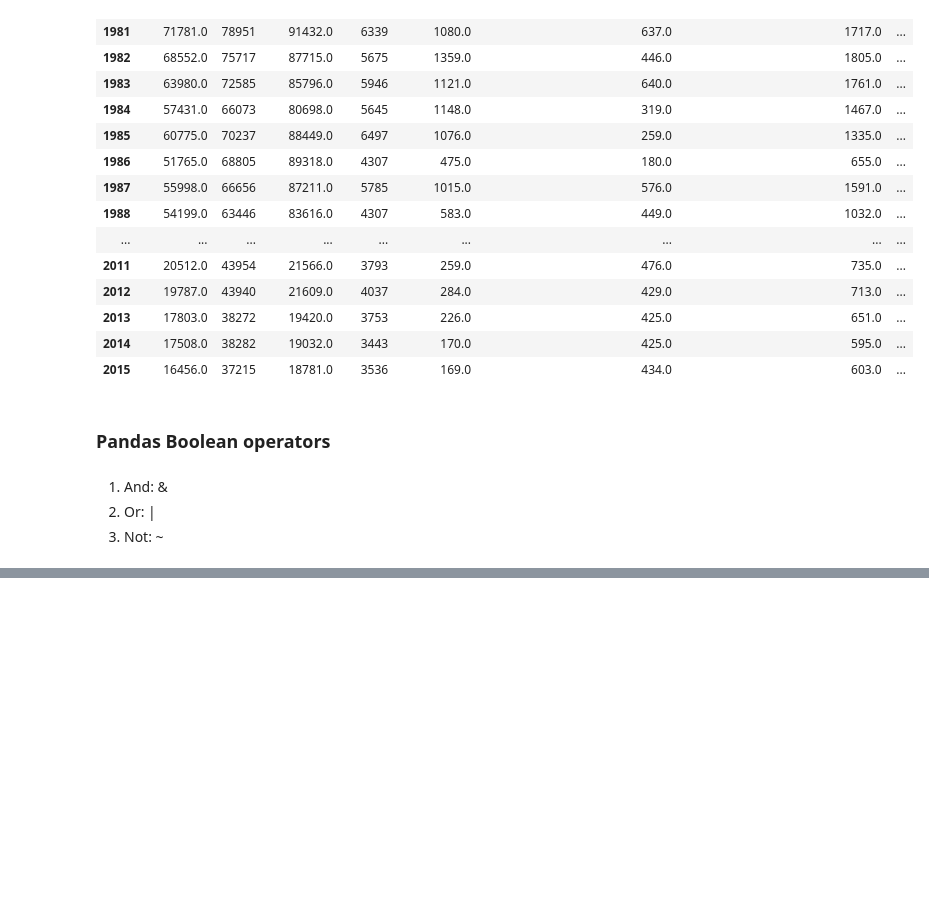
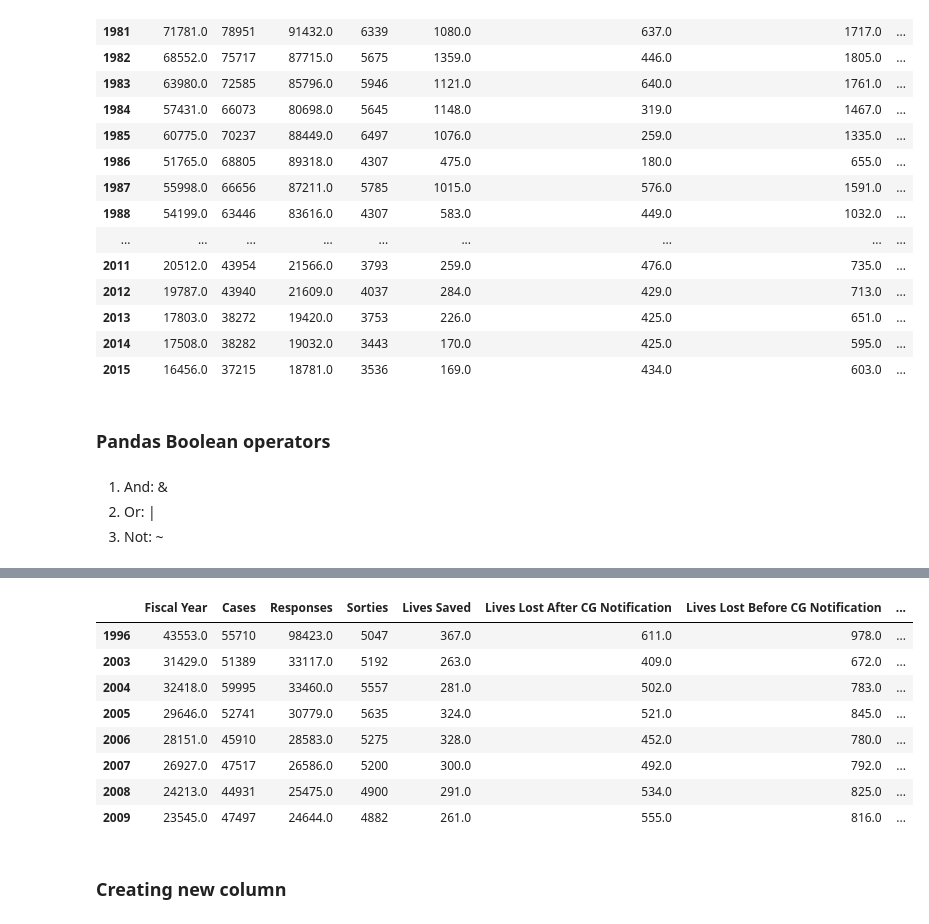
Before and after one commit to DanyQJ/Ingenieria-de-datos, a Jupyter notebook: Python y Pandas para ingeniería de datos/Notebooks/Semana_3/012_Selecting_DataFrame_data.ipynb, the cells around one changed output, grey strips where cells are left out. Cells and saved outputs as stored; diff of their text form; code cells hidden in the pictures; blank space fills up the shorter version.

```diff
--- a/Python y Pandas para ingeniería de datos/Notebooks/Semana_3/012_Selecting_DataFrame_data.ipynb
+++ b/Python y Pandas para ingeniería de datos/Notebooks/Semana_3/012_Selecting_DataFrame_data.ipynb
@@ -106,0 +120,16 @@ df[mask]
+# %%
+# Seleccinamos las filas que cumplen con dos condiciones: que el número de casos sea menor a 60000 y que el número de salidas sea mayor a 4500. Para esto, usamos el operador & para combinar las dos condiciones y creamos una nueva máscara de booleanos.
+mask = (df.loc[:, 'Cases']< 60000) & (df.loc[:, 'Sorties']> 4500)
+df[mask]
+# %% [output]
+|  | Fiscal Year | Cases | Responses | Sorties | Lives Saved | Lives Lost After CG Notification | Lives Lost Before CG Notification | ... |
+| 1996 | 43553.0 | 55710 | 98423.0 | 5047 | 367.0 | 611.0 | 978.0 | ... |
+| 2003 | 31429.0 | 51389 | 33117.0 | 5192 | 263.0 | 409.0 | 672.0 | ... |
+| 2004 | 32418.0 | 59995 | 33460.0 | 5557 | 281.0 | 502.0 | 783.0 | ... |
+| 2005 | 29646.0 | 52741 | 30779.0 | 5635 | 324.0 | 521.0 | 845.0 | ... |
+| 2006 | 28151.0 | 45910 | 28583.0 | 5275 | 328.0 | 452.0 | 780.0 | ... |
+| 2007 | 26927.0 | 47517 | 26586.0 | 5200 | 300.0 | 492.0 | 792.0 | ... |
+| 2008 | 24213.0 | 44931 | 25475.0 | 4900 | 291.0 | 534.0 | 825.0 | ... |
+| 2009 | 23545.0 | 47497 | 24644.0 | 4882 | 261.0 | 555.0 | 816.0 | ... |
+# %% [markdown]
+### Creating new column
```
Also changed, not shown: parts of 3 cells of this notebook.
